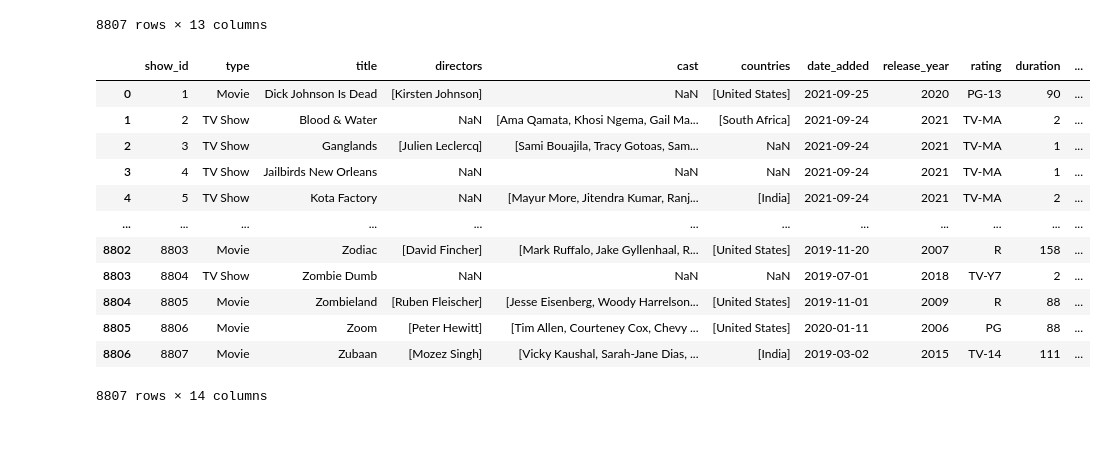
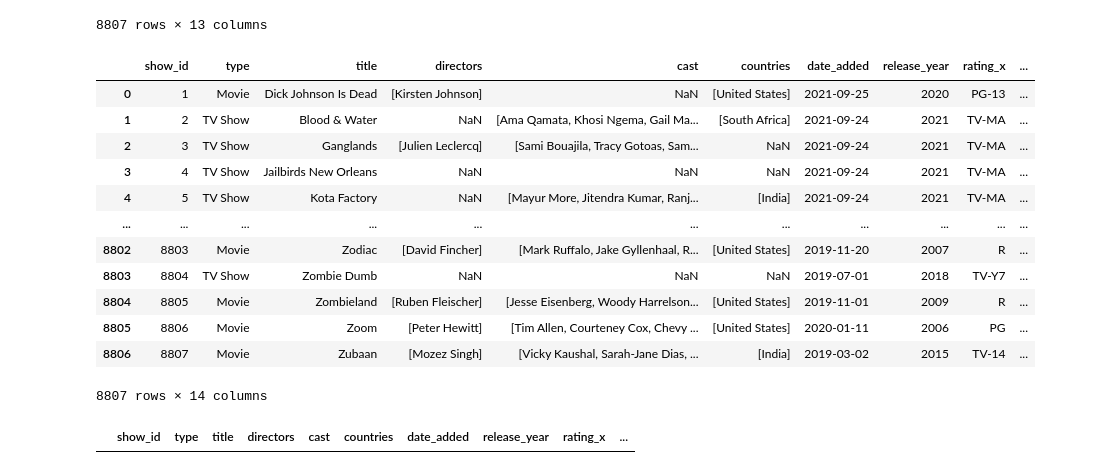
Before and after one commit to rfontao/PRI, a Jupyter notebook: notebooks/merge_to_json.ipynb, the cells around one changed output. Cells and saved outputs as stored; diff of their text form; code cells hidden in the pictures; blank space fills up the shorter version.

Commit message:
Renamed and fixed some wrong paths

```diff
--- a/notebooks/merge_to_json.ipynb
+++ b/notebooks/merge_to_json.ipynb
@@ -118,21 +92,26 @@ display(merged_df)
 | 8806 | 8807 | Movie | Zubaan | [Mozez Singh] | [Vicky Kaushal, Sarah-Jane Dias, ... | [India] | 2019-03-02 | 2015 | TV-14 | 111 | ... |
 8807 rows × 13 columns
 # %%
-merged_df['avg_rating'] = reviews.groupby(by=['show_id'])['rating'].agg('mean')
+merged_df = merged_df.merge(reviews.groupby(by=['show_id'])['rating'].agg('mean'), left_on='show_id', right_index=True, how='left')
+merged_df.rename(columns={'rating_y': 'avg_rating'}, inplace=True)
 display(merged_df)
 # %% [output]
-|  | show_id | type | title | directors | cast | countries | date_added | release_year | rating | duration | ... |
-| 0 | 1 | Movie | Dick Johnson Is Dead | [Kirsten Johnson] | NaN | [United States] | 2021-09-25 | 2020 | PG-13 | 90 | ... |
-| 1 | 2 | TV Show | Blood & Water | NaN | [Ama Qamata, Khosi Ngema, Gail Ma... | [South Africa] | 2021-09-24 | 2021 | TV-MA | 2 | ... |
-| 2 | 3 | TV Show | Ganglands | [Julien Leclercq] | [Sami Bouajila, Tracy Gotoas, Sam... | NaN | 2021-09-24 | 2021 | TV-MA | 1 | ... |
-| 3 | 4 | TV Show | Jailbirds New Orleans | NaN | NaN | NaN | 2021-09-24 | 2021 | TV-MA | 1 | ... |
-| 4 | 5 | TV Show | Kota Factory | NaN | [Mayur More, Jitendra Kumar, Ranj... | [India] | 2021-09-24 | 2021 | TV-MA | 2 | ... |
-| ... | ... | ... | ... | ... | ... | ... | ... | ... | ... | ... | ... |
-| 8802 | 8803 | Movie | Zodiac | [David Fincher] | [Mark Ruffalo, Jake Gyllenhaal, R... | [United States] | 2019-11-20 | 2007 | R | 158 | ... |
-| 8803 | 8804 | TV Show | Zombie Dumb | NaN | NaN | NaN | 2019-07-01 | 2018 | TV-Y7 | 2 | ... |
-| 8804 | 8805 | Movie | Zombieland | [Ruben Fleischer] | [Jesse Eisenberg, Woody Harrelson... | [United States] | 2019-11-01 | 2009 | R | 88 | ... |
-| 8805 | 8806 | Movie | Zoom | [Peter Hewitt] | [Tim Allen, Courteney Cox, Chevy ... | [United States] | 2020-01-11 | 2006 | PG | 88 | ... |
-| 8806 | 8807 | Movie | Zubaan | [Mozez Singh] | [Vicky Kaushal, Sarah-Jane Dias, ... | [India] | 2019-03-02 | 2015 | TV-14 | 111 | ... |
+|  | show_id | type | title | directors | cast | countries | date_added | release_year | rating_x | ... |
+| 0 | 1 | Movie | Dick Johnson Is Dead | [Kirsten Johnson] | NaN | [United States] | 2021-09-25 | 2020 | PG-13 | ... |
+| 1 | 2 | TV Show | Blood & Water | NaN | [Ama Qamata, Khosi Ngema, Gail Ma... | [South Africa] | 2021-09-24 | 2021 | TV-MA | ... |
+| 2 | 3 | TV Show | Ganglands | [Julien Leclercq] | [Sami Bouajila, Tracy Gotoas, Sam... | NaN | 2021-09-24 | 2021 | TV-MA | ... |
+| 3 | 4 | TV Show | Jailbirds New Orleans | NaN | NaN | NaN | 2021-09-24 | 2021 | TV-MA | ... |
+| 4 | 5 | TV Show | Kota Factory | NaN | [Mayur More, Jitendra Kumar, Ranj... | [India] | 2021-09-24 | 2021 | TV-MA | ... |
+| ... | ... | ... | ... | ... | ... | ... | ... | ... | ... | ... |
+| 8802 | 8803 | Movie | Zodiac | [David Fincher] | [Mark Ruffalo, Jake Gyllenhaal, R... | [United States] | 2019-11-20 | 2007 | R | ... |
+| 8803 | 8804 | TV Show | Zombie Dumb | NaN | NaN | NaN | 2019-07-01 | 2018 | TV-Y7 | ... |
+| 8804 | 8805 | Movie | Zombieland | [Ruben Fleischer] | [Jesse Eisenberg, Woody Harrelson... | [United States] | 2019-11-01 | 2009 | R | ... |
+| 8805 | 8806 | Movie | Zoom | [Peter Hewitt] | [Tim Allen, Courteney Cox, Chevy ... | [United States] | 2020-01-11 | 2006 | PG | ... |
+| 8806 | 8807 | Movie | Zubaan | [Mozez Singh] | [Vicky Kaushal, Sarah-Jane Dias, ... | [India] | 2019-03-02 | 2015 | TV-14 | ... |
 8807 rows × 14 columns
+# %%
+merged_df.loc[((type(merged_df['cast']) == list) & ("Dwayne Johnson" in merged_df['cast'])) | (merged_df['directors'] == list)]
+# %% [output]
+|  | show_id | type | title | directors | cast | countries | date_added | release_year | rating_x | ... |
 # %%
 merged_df.loc[:,:].to_json(path_or_buf='../data/json/netflix.json', orient='records')
```
Also changed, not shown: parts of 2 cells of this notebook, 2 other files.
